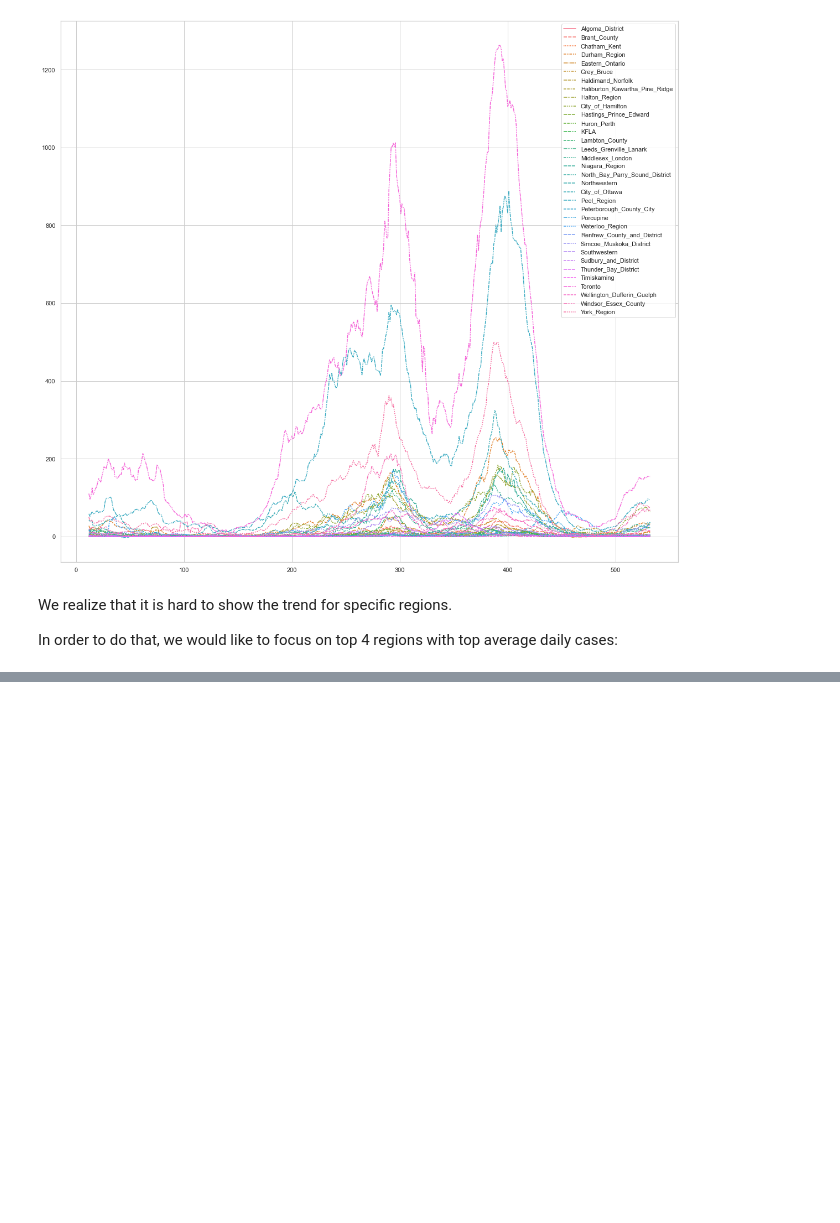
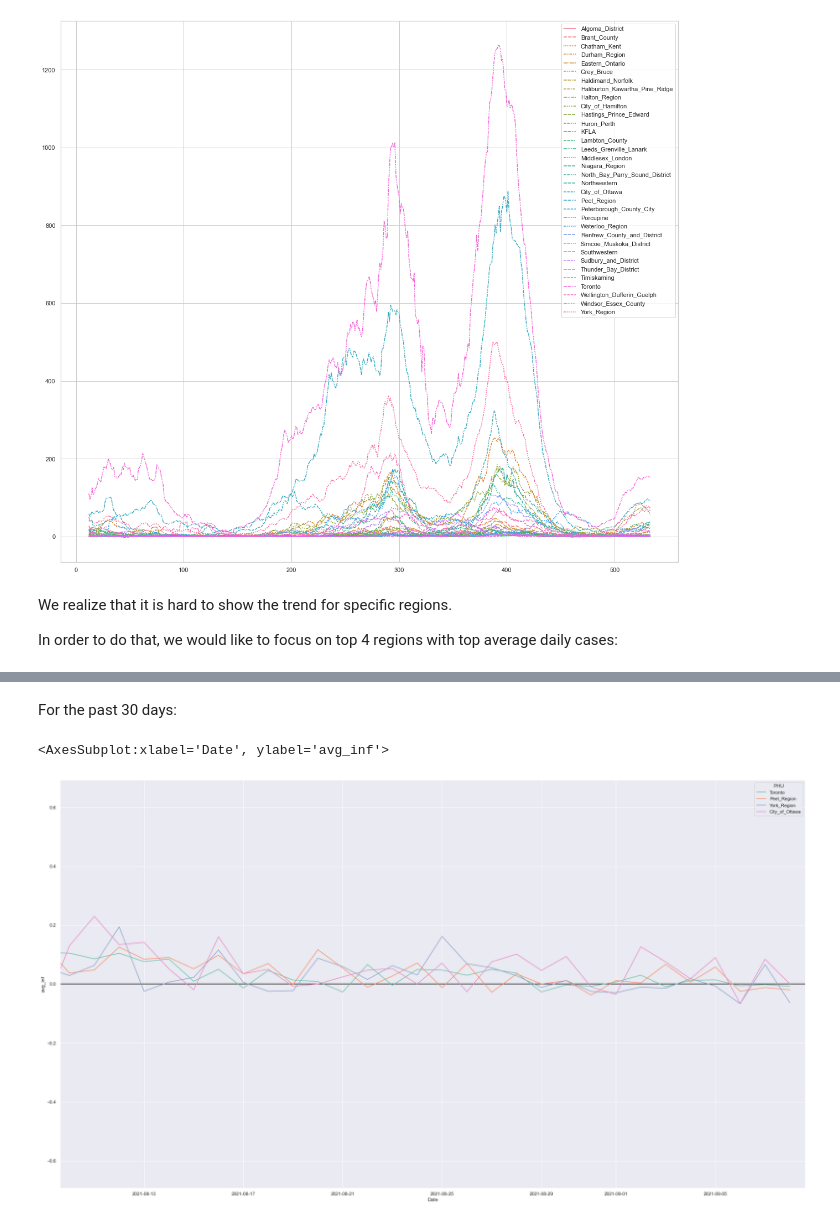
Before and after one commit to keqideng/data_analysis_portfolio_project, a Jupyter notebook: ontario_covid_analysis/ontario_covid_analysis.ipynb, the cells around one changed output, grey strips where cells are left out. Drawn from its saved outputs; the diff is of its cells as text; code cells hidden in the pictures; blank space fills up the shorter version.

```diff
--- a/ontario_covid_analysis/ontario_covid_analysis.ipynb
+++ b/ontario_covid_analysis/ontario_covid_analysis.ipynb
@@ -140,0 +200,12 @@ The regions with top 4 daily COVID-19 cases are Toronto, Peel, York and Ottawa.
+# %% [markdown]
+For the past 30 days:
+# %%
+fig = plt.figure(figsize=(32,18))
+plt.xlim(np.datetime64(datetime.today()) - np.timedelta64(30, 'D'),np.datetime64(datetime.today()))
+plt.ylim(-phu_four_reg_pct_stack.avg_inf.max()-0.1,phu_four_reg_pct_stack.avg_inf.max()+0.1)
+sns.set_theme(style='darkgrid', palette='Set2')
+plt.axhline(y=0, color='black')
+sns.lineplot(data=phu_four_reg_pct_stack, x = 'Date', y = 'avg_inf', hue='PHU')
+# %% [output]
+<AxesSubplot:xlabel='Date', ylabel='avg_inf'>
+[figure, added]
```
Also changed, not shown: parts of 16 cells of this notebook, 1 other file.
